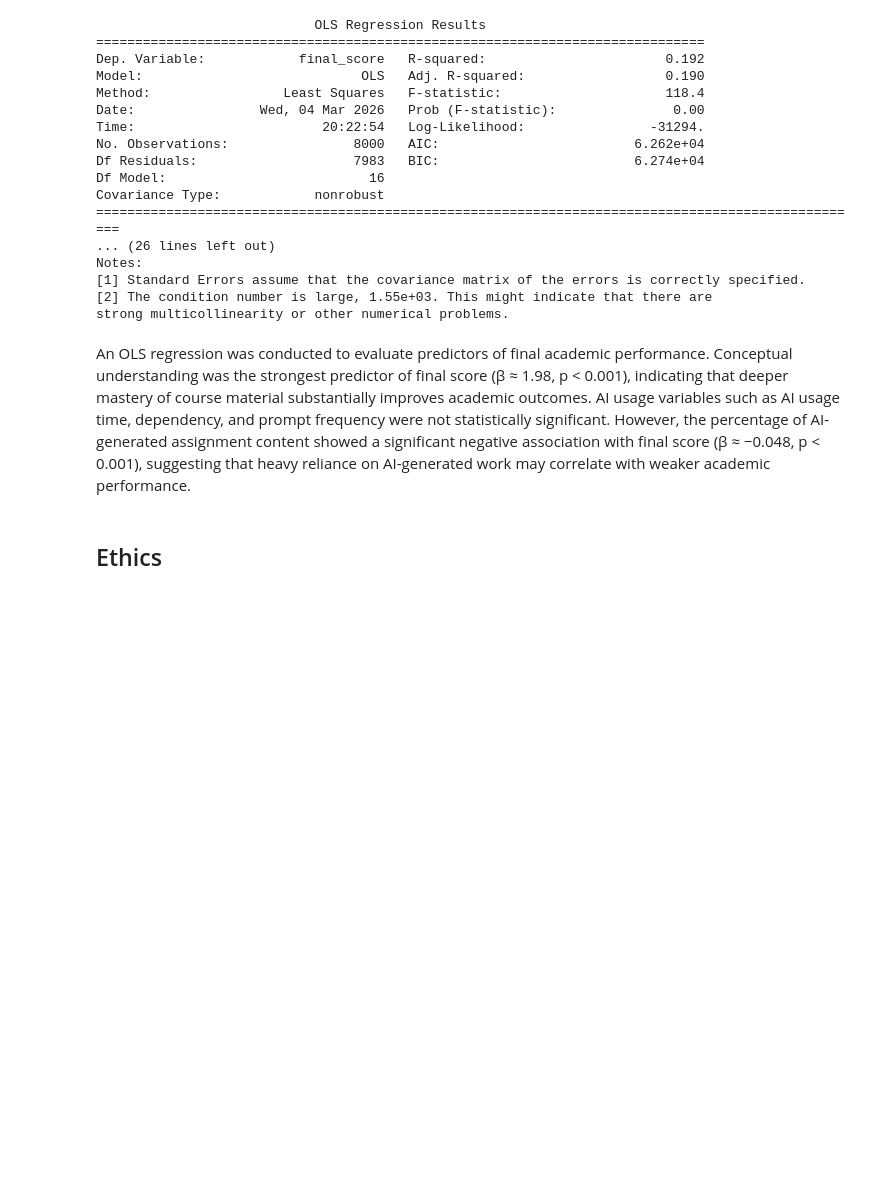
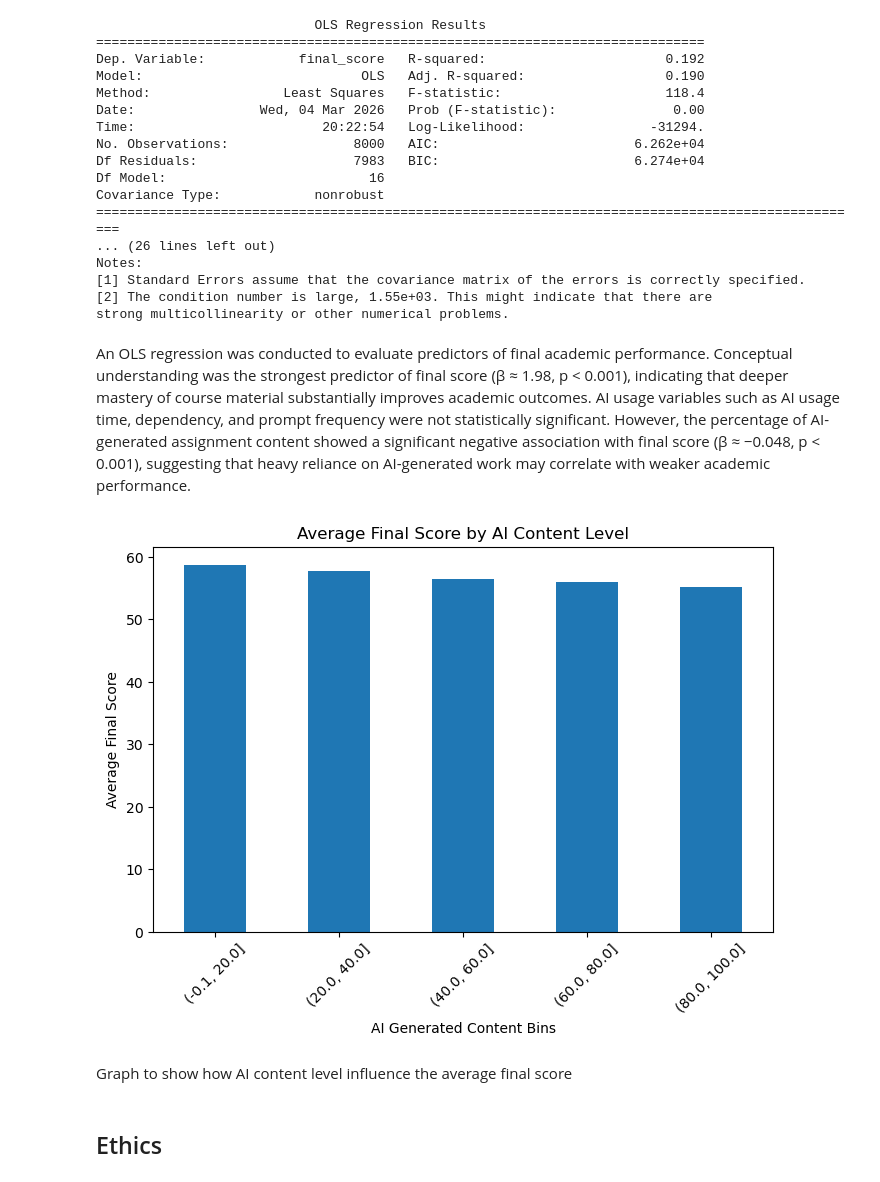
Before and after one commit to COGS108/Group016_WI26, a Jupyter notebook: 02-EDACheckpoint.ipynb, the cells around one changed output. Cells and saved outputs as stored; diff of their text form; code cells hidden in the pictures; blank space fills up the shorter version.

Commit message:
binned graph

```diff
--- a/02-EDACheckpoint.ipynb
+++ b/02-EDACheckpoint.ipynb
@@ -702,6 +702,23 @@ Notes:
 strong multicollinearity or other numerical problems.
 # %% [markdown]
 An OLS regression was conducted to evaluate predictors of final academic performance. Conceptual understanding was the strongest predictor of final score (β ≈ 1.98, p < 0.001), indicating that deeper mastery of course material substantially improves academic outcomes. AI usage variables such as AI usage time, dependency, and prompt frequency were not statistically significant. However, the percentage of AI-generated assignment content showed a significant negative association with final score (β ≈ −0.048, p < 0.001), suggesting that heavy reliance on AI-generated work may correlate with weaker academic performance.
+# %%
+df2_clean['ai_bin'] = pd.cut(df2_clean['ai_generated_content_percentage'], bins=5)
+
+bin_means = df2_clean.groupby('ai_bin')['final_score'].mean()
+
+plt.figure(figsize=(8,5))
+bin_means.plot(kind='bar')
+
+plt.title("Average Final Score by AI Content Level")
+plt.xlabel("AI Generated Content Bins")
+plt.ylabel("Average Final Score")
+plt.xticks(rotation=45)
+plt.show()
+# %% [output]
+[figure, added]
+# %% [markdown]
+Graph to show how AI content level influence the average final score
 # %% [markdown]
 ## Ethics
 # %% [markdown]
```
